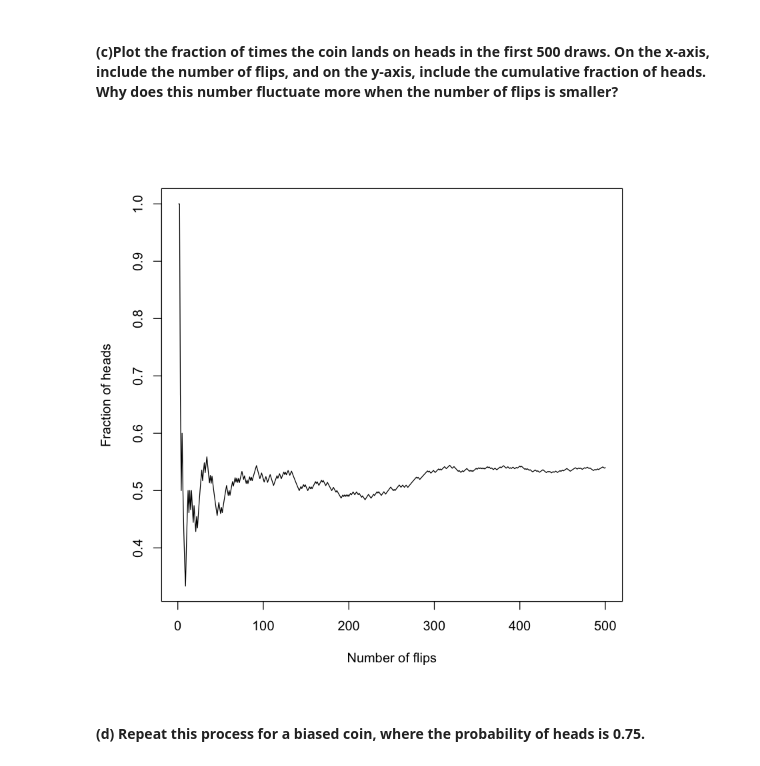
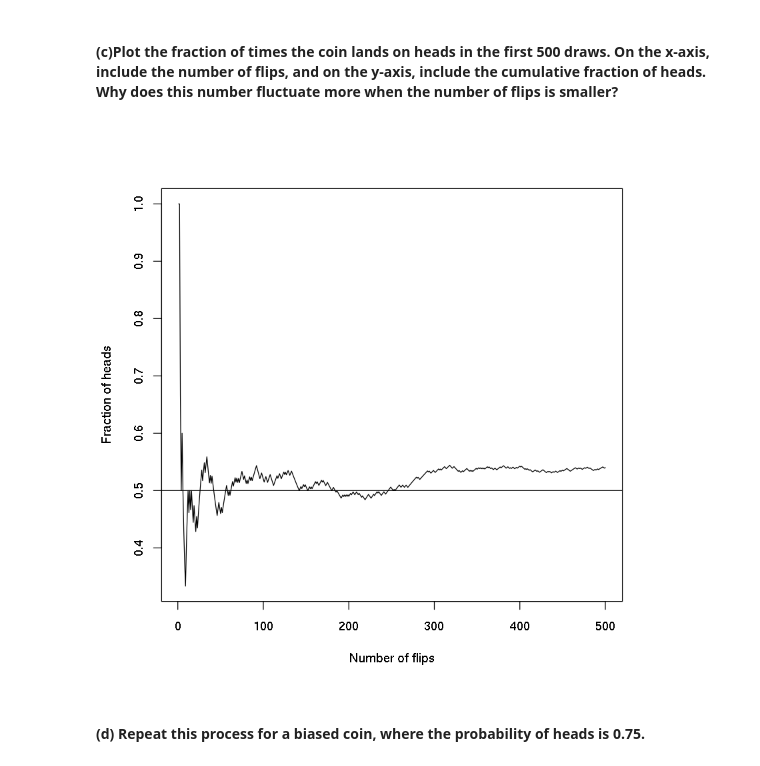
Before and after one commit to dskrenta/appm-4570, a Jupyter notebook: week3/unit2-probability-code.ipynb, the cells around one changed output. Cells and saved outputs as stored; diff of their text form; code cells hidden in the pictures.

```diff
--- a/week3/unit2-probability-code.ipynb
+++ b/week3/unit2-probability-code.ipynb
@@ -22,14 +22,15 @@ s = sample(v, size = n, replace = TRUE)
 # %%
 p = matrix(data = NA, nrow = n, ncol = 1)
 
 for (i in 1:n) {
     dumb = s[1:i]
     p[i] = length(dumb[dumb == "H"]) / i
 }
 
 plot(p, type = "l", xlab = "Number of flips", ylab = "Fraction of heads")
+abline(h = 0.50)
 # %% [output]
-[figure, old version]
+[figure, new version]
 # %% [markdown]
 #### (d) Repeat this process for a biased coin, where the probability of heads is 0.75.
 # %%
```
Also changed, not shown: parts of 4 cells of this notebook, 1 other file.
